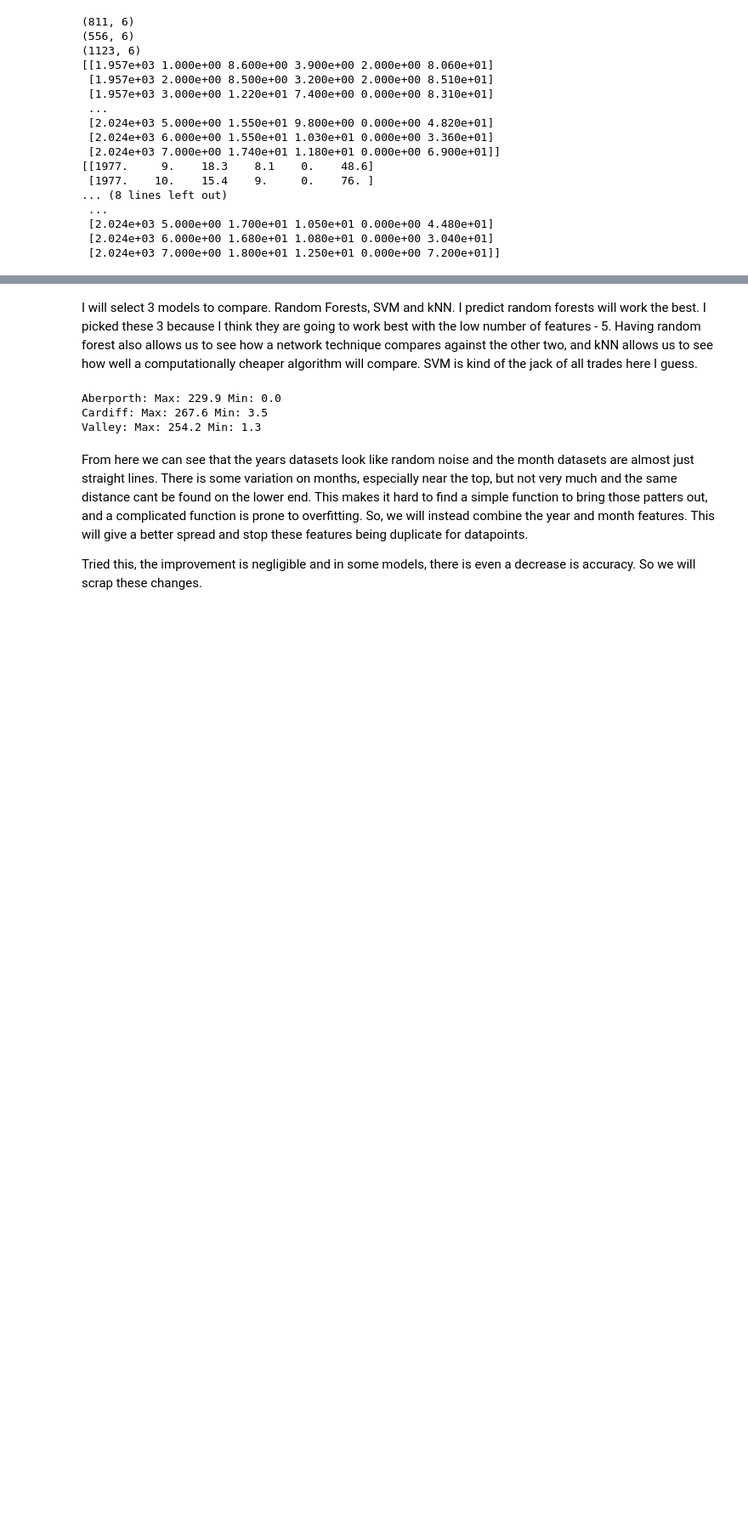
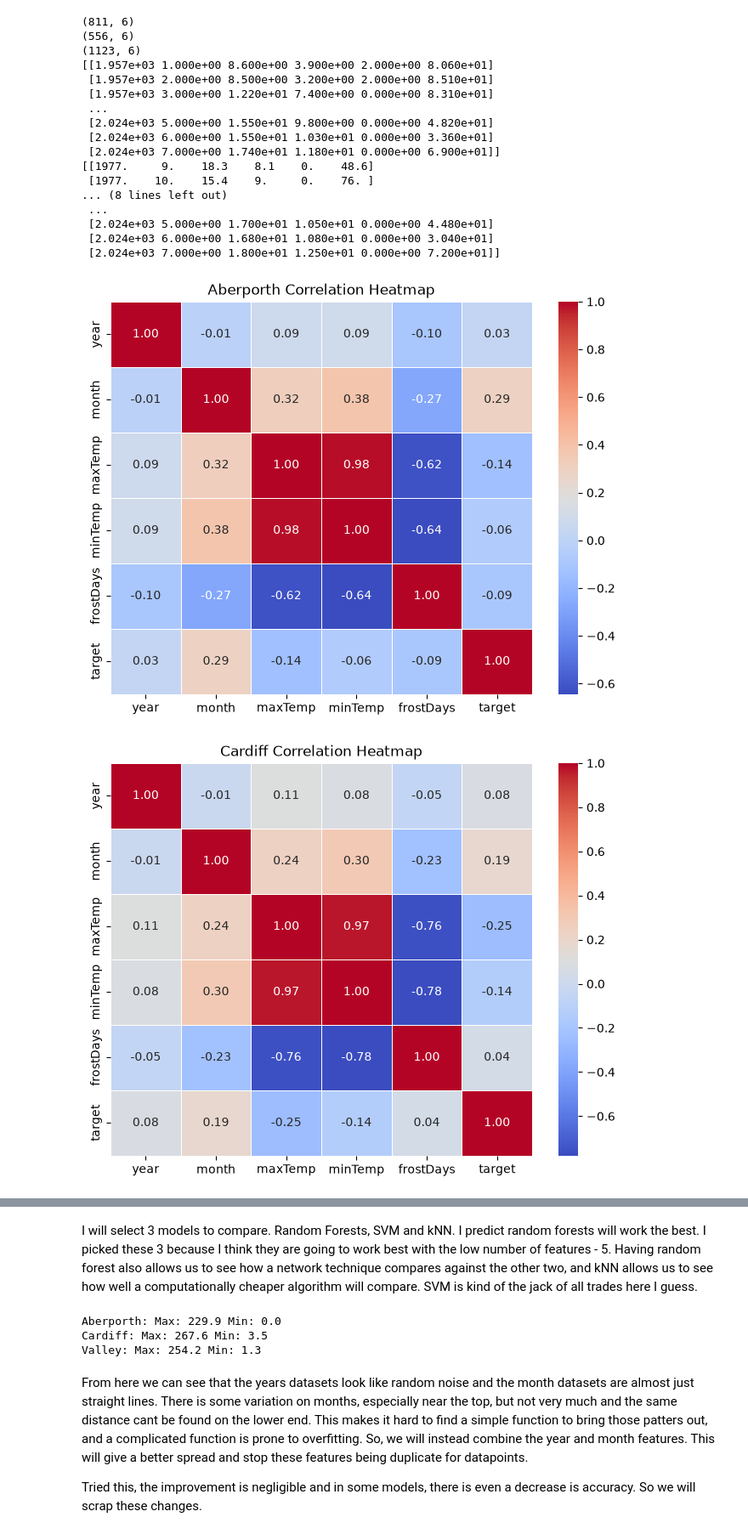
Before and after one commit to AtsDenli/Y2ML1.1, a Jupyter notebook: models.ipynb, the cells around one changed output, grey strips where cells are left out. Shown at 85% size. Cells and saved outputs as stored; diff of their text form; code cells hidden in the pictures; blank space fills up the shorter version.

Commit message:
correlation heatmaps

```diff
--- a/models.ipynb
+++ b/models.ipynb
@@ -40,3 +42,35 @@ print(valley)
  [2.024e+03 5.000e+00 1.700e+01 1.050e+01 0.000e+00 4.480e+01]
  [2.024e+03 6.000e+00 1.680e+01 1.080e+01 0.000e+00 3.040e+01]
  [2.024e+03 7.000e+00 1.800e+01 1.250e+01 0.000e+00 7.200e+01]]
+# %%
+#Correlation matrices
+adataframe = pd.DataFrame(data=aberporth, columns=['year', 'month', 'maxTemp', 'minTemp', 'frostDays', 'target'])
+amatrix = adataframe.corr()
+plt.figure(figsize=(8,6))
+sns.heatmap(amatrix, annot=True, cmap='coolwarm', fmt='.2f', linewidths=0.5)
+plt.title("Aberporth Correlation Heatmap")
+plt.show()
+
+cdataframe = pd.DataFrame(data=cardiff, columns=['year', 'month', 'maxTemp', 'minTemp', 'frostDays', 'target'])
+cmatrix = cdataframe.corr()
+plt.figure(figsize=(8,6))
+sns.heatmap(cmatrix, annot=True, cmap='coolwarm', fmt='.2f', linewidths=0.5)
+plt.title("Cardiff Correlation Heatmap")
+plt.show()
+
+vdataframe = pd.DataFrame(data=valley, columns=['year', 'month', 'maxTemp', 'minTemp', 'frostDays', 'target'])
+vmatrix = vdataframe.corr()
+plt.figure(figsize=(8,6))
+sns.heatmap(vmatrix, annot=True, cmap='coolwarm', fmt='.2f', linewidths=0.5)
+plt.title("Valley Correlation Heatmap")
+plt.show()
+
+alldataframe = pd.DataFrame(data=all, columns=['year', 'month', 'maxTemp', 'minTemp', 'frostDays', 'target'])
+allmatrix = alldataframe.corr()
+plt.figure(figsize=(8,6))
+sns.heatmap(allmatrix, annot=True, cmap='coolwarm', fmt='.2f', linewidths=0.5)
+plt.title("All Data Correlation Heatmap")
+plt.show()
+# %% [output]
+[figure, added]
+[figure, added]
```
Also changed, not shown: parts of 2 cells of this notebook.
